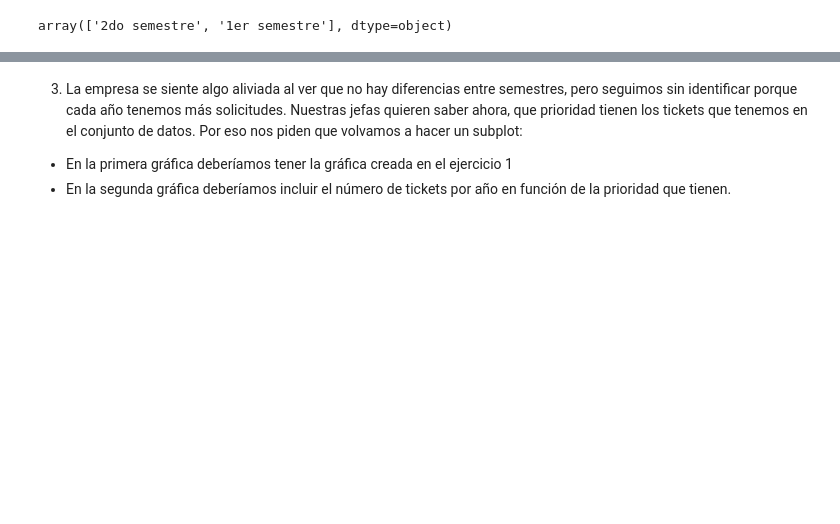
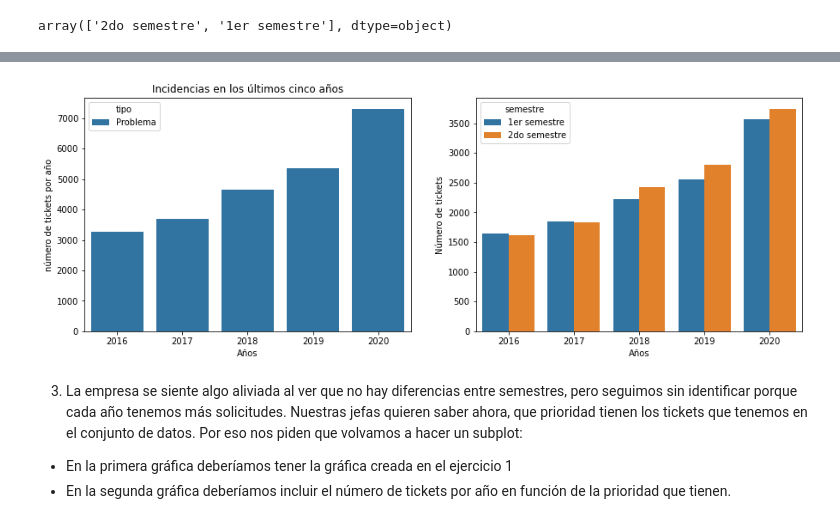
Before and after one commit to Adalab/promo-d-da-modulo2-sprint1-cristina-lidya, a Jupyter notebook: visualizacion/visualización_seaborn-leccion3.ipynb, the cells around one changed output, grey strips where cells are left out. Drawn from its saved outputs; the diff is of its cells as text; code cells hidden in the pictures; blank space fills up the shorter version.

```diff
--- a/visualizacion/visualización_seaborn-leccion3.ipynb
+++ b/visualizacion/visualización_seaborn-leccion3.ipynb
@@ -158,3 +134,16 @@ AttributeError: 'AxesSubplot' object has no attribute 'sns'
+# %%
+#Esta segunda opción la hemos hecho porque nos parecía que se podía buscar una opción más explicativa para los datos por semestres.
+fig,ax = plt.subplots(1,2, figsize=(15,5))
+fig = sns.countplot(x = "año", hue =  "tipo", data = problema, ax=ax[0])
+ax[0].set_xlabel("Años")
+ax[0].set_ylabel("número de tickets por año")
+ax[0].set_title("Incidencias en los últimos cinco años")
+fig = sns.barplot(x= "año", y = "id_ticket", data = problema_año_semestre, hue = "semestre", ax=ax[1])
+ax[1].set_xlabel("Años")
+ax[1].set_ylabel("Número de tickets")
+plt.show()
+# %% [output]
+[figure, added]
 # %% [markdown]
 3. La empresa se siente algo aliviada al ver que no hay diferencias entre semestres, pero seguimos sin identificar porque cada año tenemos más solicitudes. Nuestras jefas quieren saber ahora, que prioridad tienen los tickets que tenemos en el conjunto de datos. Por eso nos piden que volvamos a hacer un subplot:
 
```
Also changed, not shown: parts of 22 cells of this notebook.
